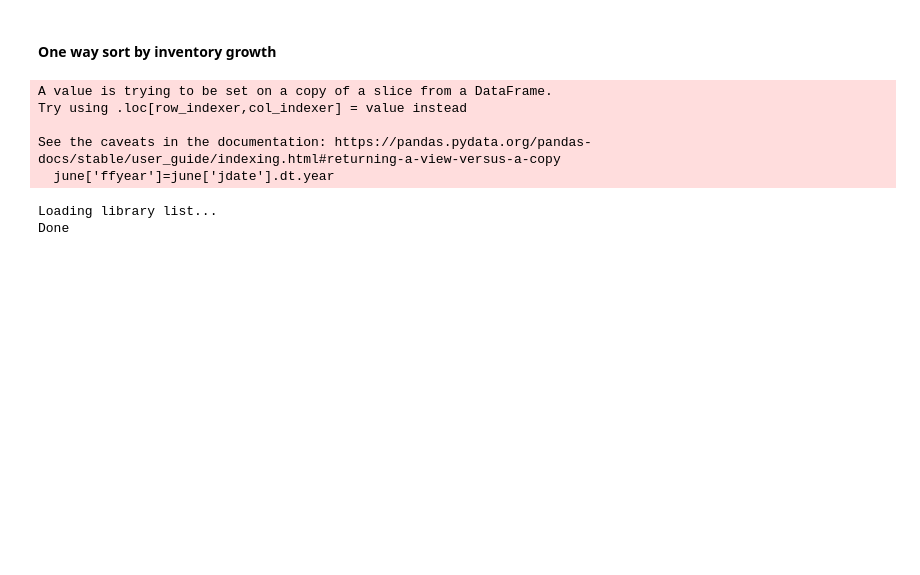
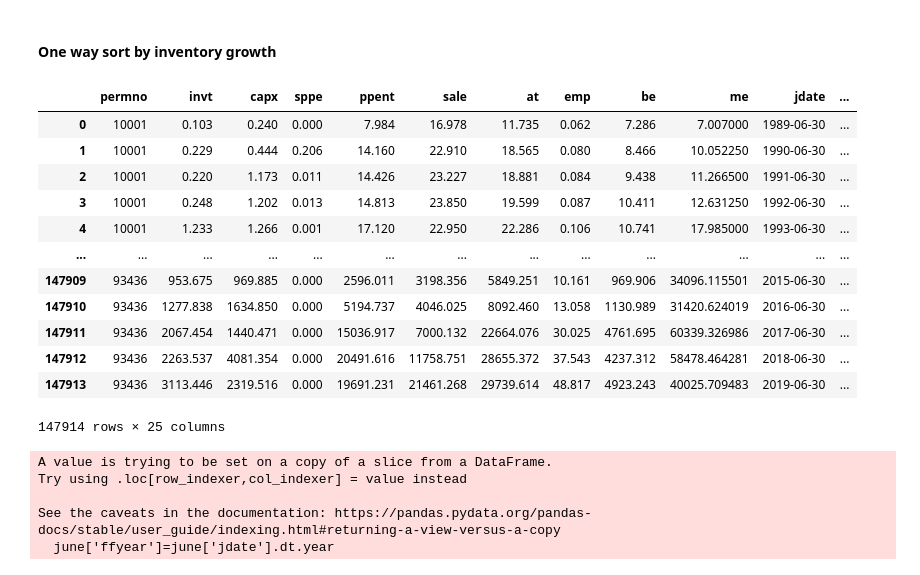
Before and after one commit to Wentworthliu123/Belo_Lin_2012RFS, a Jupyter notebook: Code/running.ipynb, the cells around one changed output. Cells and saved outputs as stored; diff of their text form; code cells hidden in the pictures; blank space fills up the shorter version.

```diff
--- a/Code/running.ipynb
+++ b/Code/running.ipynb
@@ -233,17 +248,22 @@ belo_repm = pd.merge(belo_rep, cpi, on=['jdate'],  how='left')
 belo_repm = belo_repm[belo_repm['count']>0]
 
 # fill nan with zeros for mostly sppe
-var_list = ['capx','sppe', 'invt']
+var_list = ['sppe', 'invt', 'emp']
 belo_repm[var_list] = belo_repm[var_list].fillna(0)
 # 44000+ invt==0 sample
 # belo_repm[belo_repm.invt==0].groupby(['jdate']).permno.nunique()
 
 # remove invt==0 obs
 belo_repm = belo_repm[belo_repm.invt!=0]
+# remove emp==0 obs
+belo_repm = belo_repm[belo_repm.emp>=0.01]
+
 
 # dropna
 # alternatively, I can interpolate by group:
 # df.groupby('filename').apply(lambda group: group.interpolate(method='index'))
+# according to the labor 2013 paper capex missing is droped
+
 belo_repm = belo_repm.dropna()
 # belo_repm = belo_repm.fillna(0)
 # this is to make sure non-subsequent year records are not mistakenly connected
@@ -331,10 +377,30 @@ Tolatex(result, 'summary_stats.tex')
 #### One way sort by inventory growth
 # %%
 ow_sort = belo_repm.copy().reset_index(drop=True)
-ow_sort['hnport'] = ow_sort.groupby('jdate')['hn'].apply(pd.qcut, 10, labels = False)+1
+
+# set the number of bins required for sorting
+sorting_bin = 5
+
+ow_sort['hnport'] = ow_sort.groupby('jdate')['hn'].apply(pd.qcut, sorting_bin, labels = False)+1
 # create positivebmeme and nonmissport variable
 ow_sort['posbm']=np.where((ow_sort['beme']>0)&(ow_sort['me']>0)&(ow_sort['count']>=1), 1, 0)
 ow_sort['nonmissport']=np.where((ow_sort['hnport']!=''), 1, 0)
+# %%
+ow_sort
+# %% [output]
+|  | permno | invt | capx | sppe | ppent | sale | at | emp | be | me | jdate | ... |
+| 0 | 10001 | 0.103 | 0.240 | 0.000 | 7.984 | 16.978 | 11.735 | 0.062 | 7.286 | 7.007000 | 1989-06-30 | ... |
+| 1 | 10001 | 0.229 | 0.444 | 0.206 | 14.160 | 22.910 | 18.565 | 0.080 | 8.466 | 10.052250 | 1990-06-30 | ... |
+| 2 | 10001 | 0.220 | 1.173 | 0.011 | 14.426 | 23.227 | 18.881 | 0.084 | 9.438 | 11.266500 | 1991-06-30 | ... |
+| 3 | 10001 | 0.248 | 1.202 | 0.013 | 14.813 | 23.850 | 19.599 | 0.087 | 10.411 | 12.631250 | 1992-06-30 | ... |
+| 4 | 10001 | 1.233 | 1.266 | 0.001 | 17.120 | 22.950 | 22.286 | 0.106 | 10.741 | 17.985000 | 1993-06-30 | ... |
+| ... | ... | ... | ... | ... | ... | ... | ... | ... | ... | ... | ... | ... |
+| 147909 | 93436 | 953.675 | 969.885 | 0.000 | 2596.011 | 3198.356 | 5849.251 | 10.161 | 969.906 | 34096.115501 | 2015-06-30 | ... |
+| 147910 | 93436 | 1277.838 | 1634.850 | 0.000 | 5194.737 | 4046.025 | 8092.460 | 13.058 | 1130.989 | 31420.624019 | 2016-06-30 | ... |
+| 147911 | 93436 | 2067.454 | 1440.471 | 0.000 | 15036.917 | 7000.132 | 22664.076 | 30.025 | 4761.695 | 60339.326986 | 2017-06-30 | ... |
+| 147912 | 93436 | 2263.537 | 4081.354 | 0.000 | 20491.616 | 11758.751 | 28655.372 | 37.543 | 4237.312 | 58478.464281 | 2018-06-30 | ... |
+| 147913 | 93436 | 3113.446 | 2319.516 | 0.000 | 19691.231 | 21461.268 | 29739.614 | 48.817 | 4923.243 | 40025.709483 | 2019-06-30 | ... |
+147914 rows × 25 columns
 # %%
 # store portfolio assignment as of June
 june_list = ['hn', 'ik', 'size', 'beme', 'k/me', 'lev', 'permno','jdate', 'hnport','posbm','nonmissport']
@@ -392,25 +458,22 @@ _ff['jdate']=_ff['date']+MonthEnd(0)
 
 ## Create panel a part 1 of table 2
 pewret = ewret.pivot(index='jdate', columns='hnport', values='retadj')
-pewret.columns.name = None
-pewret = pewret.reset_index()
-panel_a1 = make_owt(pewret, _ff)
+# pewret.columns.name = None
+# pewret = pewret.reset_index()
+panel_a1 = make_owt(pewret, _ff, sorting_bin)
 
 
 ## Create panel a part 2 of table 2
 pvwret = vwret.pivot(index='jdate', columns='hnport', values='vwret')
-panel_a2 = make_owt(pvwret, _ff)
+panel_a2 = make_owt(pvwret, _ff, sorting_bin)
 
 ## Create panel b of table 2
 pb_var = ['hn', 'ik', 'size', 'beme', 'k/me', 'lev']
 panel_b = ccm4.groupby(['jdate','hnport'])[pb_var].median().reset_index()
 panel_b = panel_b.groupby('hnport')[pb_var].mean().T.round(2)
-panel_b['L-H'] = panel_b[1] - panel_b[10]
+panel_b['L-H'] = panel_b[1] - panel_b[sorting_bin]
 panel_b['MAE'] = ''
 panel_b.columns = panel_a1.columns
-# %% [output]
-Loading library list...
-Done
 # %%
 importlib.reload(output)
 from output import Tolatex
```
Also changed, not shown: parts of 7 cells of this notebook, 2 other files.
